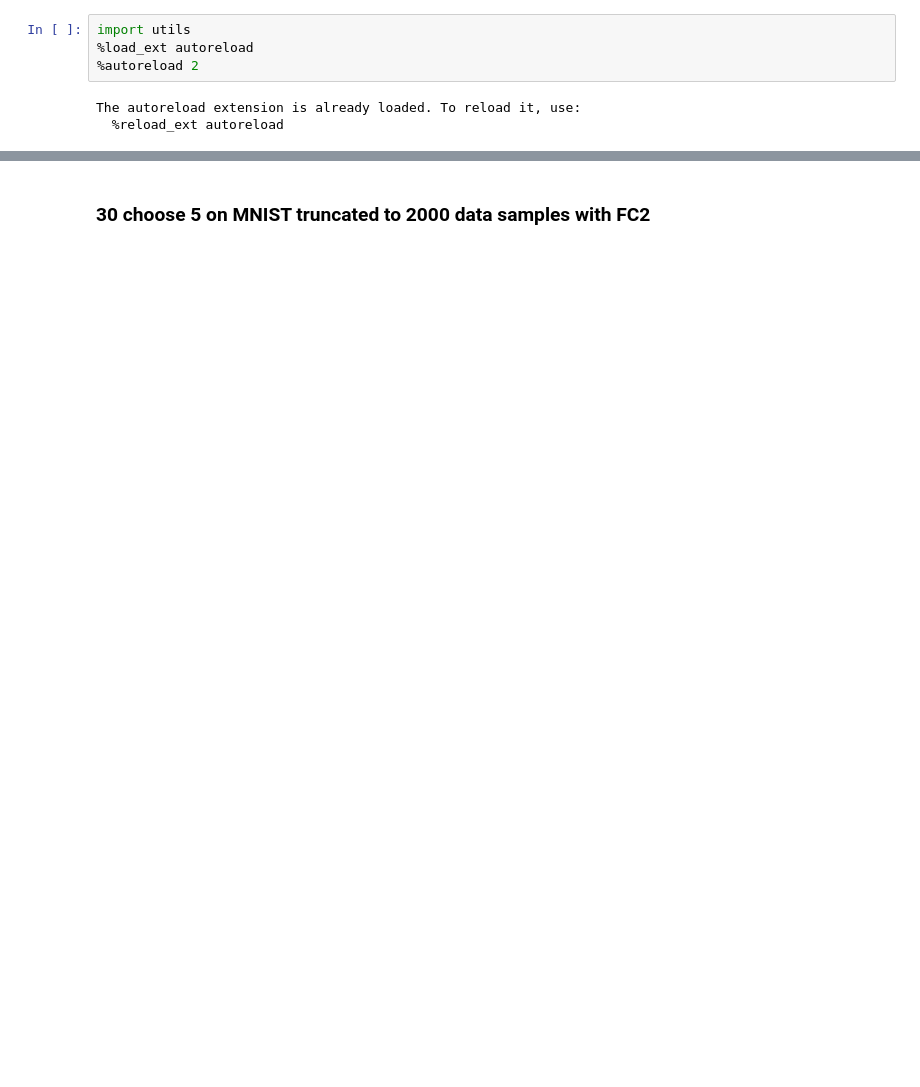
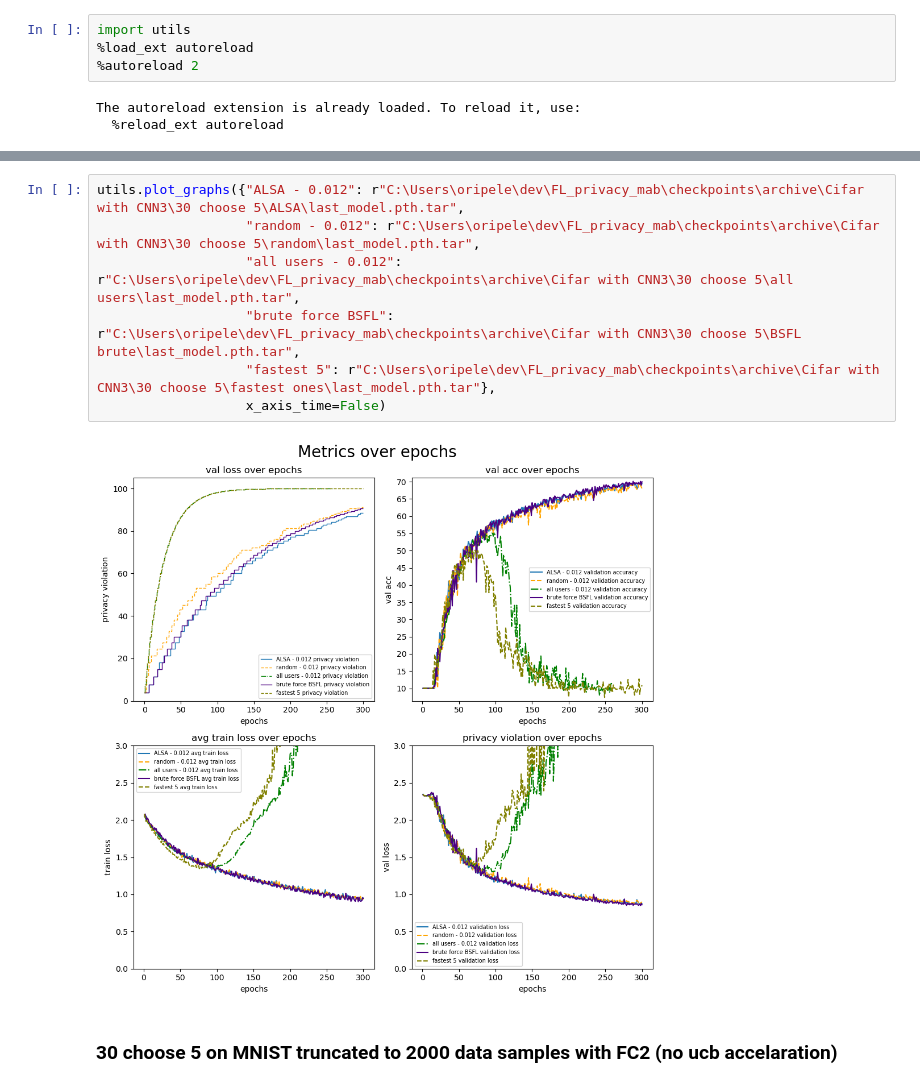
Before and after one commit to oritalp/PAUSE, a Jupyter notebook: plot_graphs.ipynb, the cells around one changed output, grey strips where cells are left out. Saved outputs shown, nothing was run; the diff lists cells and outputs as text; blank space fills up the shorter version.

Commit message:
After succesful simulation with 30 choose 5 on cifar-10

```diff
--- a/plot_graphs.ipynb
+++ b/plot_graphs.ipynb
@@ -8,5 +19,14 @@ The autoreload extension is already loaded. To reload it, use:
+# %%
+utils.plot_graphs({"ALSA - 0.012": r"C:\Users\oripele\dev\FL_privacy_mab\checkpoints\archive\Cifar with CNN3\30 choose 5\ALSA\last_model.pth.tar",
+                   "random - 0.012": r"C:\Users\oripele\dev\FL_privacy_mab\checkpoints\archive\Cifar with CNN3\30 choose 5\random\last_model.pth.tar",
+                   "all users - 0.012": r"C:\Users\oripele\dev\FL_privacy_mab\checkpoints\archive\Cifar with CNN3\30 choose 5\all users\last_model.pth.tar",
+                   "brute force BSFL": r"C:\Users\oripele\dev\FL_privacy_mab\checkpoints\archive\Cifar with CNN3\30 choose 5\BSFL brute\last_model.pth.tar",
+                   "fastest 5": r"C:\Users\oripele\dev\FL_privacy_mab\checkpoints\archive\Cifar with CNN3\30 choose 5\fastest ones\last_model.pth.tar"},
+                   x_axis_time=False)
+# %% [output]
+[figure, added]
 # %% [markdown]
-### 30 choose 5 on MNIST truncated to 2000 data samples with FC2
+### 30 choose 5 on MNIST truncated to 2000 data samples with FC2 (no ucb accelaration)
 # %%
 utils.plot_graphs({"ALSA": r"C:\Users\oripele\dev\FL_privacy_mab\checkpoints\archive\MNIST with FC2\30 choose 5\ALSA\last_model.pth.tar",
                    "random choice":r"C:\Users\oripele\dev\FL_privacy_mab\checkpoints\archive\MNIST with FC2\30 choose 5\random\last_model.pth.tar",
```
Also changed, not shown: parts of 8 cells of this notebook, 26 other files.
